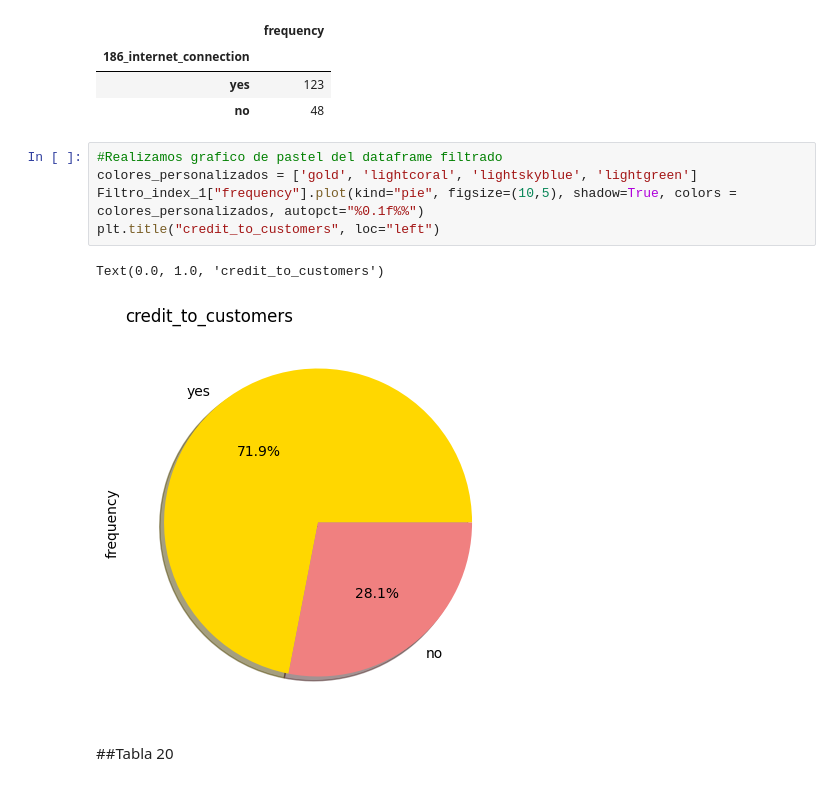
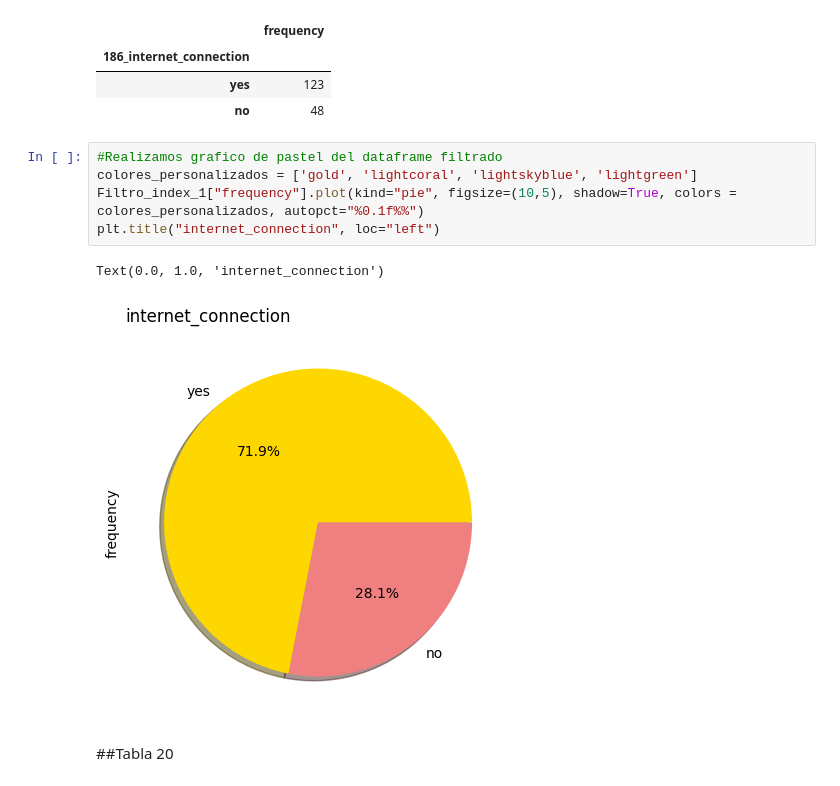
Before and after one commit to Elizabethpg22/Extraccion_de_caracteristicas, a Jupyter notebook: 4_Extraccion_B1.ipynb, the cells around one changed output. Saved outputs shown, nothing was run; the diff lists cells and outputs as text.

```diff
--- a/4_Extraccion_B1.ipynb
+++ b/4_Extraccion_B1.ipynb
@@ -685,11 +685,11 @@ Filtro_index_1
 # %%
 #Realizamos grafico de pastel del dataframe filtrado
 colores_personalizados = ['gold', 'lightcoral', 'lightskyblue', 'lightgreen']
 Filtro_index_1["frequency"].plot(kind="pie", figsize=(10,5), shadow=True, colors = colores_personalizados, autopct="%0.1f%%")
-plt.title("credit_to_customers", loc="left")
+plt.title("internet_connection", loc="left")
 # %% [output]
-Text(0.0, 1.0, 'credit_to_customers')
+Text(0.0, 1.0, 'internet_connection')
-[figure, old version]
+[figure, new version]
 # %% [markdown]
 ##Tabla 20
 # %%
```
